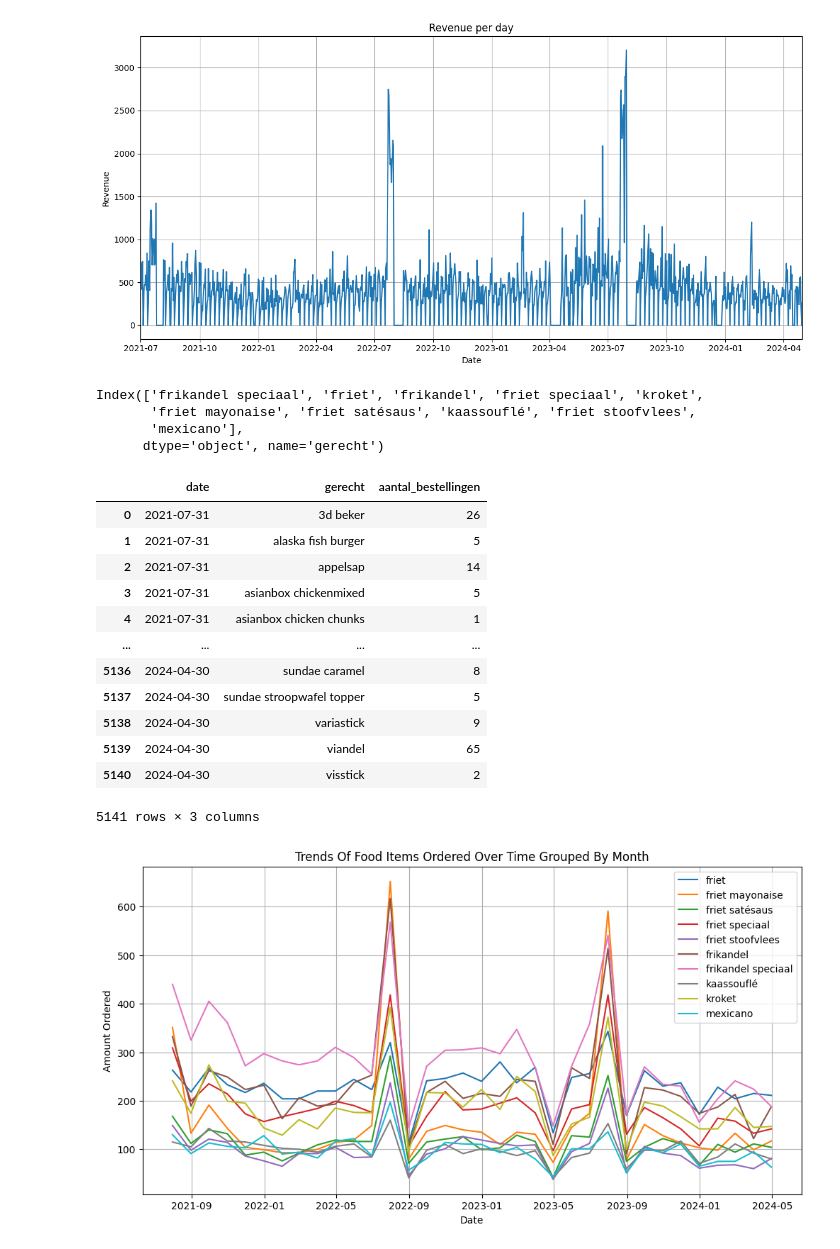
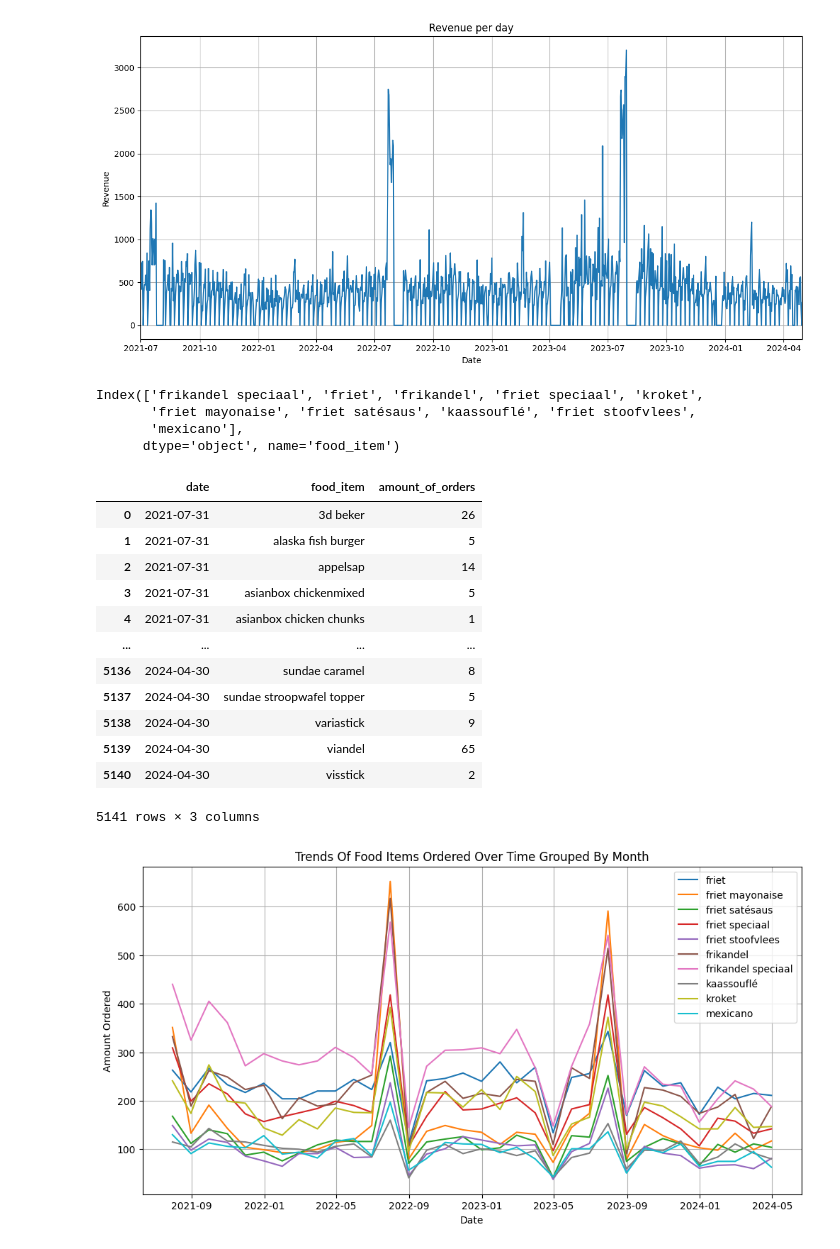
Before and after one commit to StevenLyy/S6-AI, a Jupyter notebook: data_challenge/data_challenge.ipynb, the cells around one changed output. Saved outputs shown, nothing was run; the diff lists cells and outputs as text; code cells hidden in the pictures.

```diff
--- a/data_challenge/data_challenge.ipynb
+++ b/data_challenge/data_challenge.ipynb
@@ -69,7 +69,9 @@ for file in csv_files:
 # Concatenate all DataFrames in the list into a single DataFrame
 combined_df = pd.concat(df_list)
 combined_df.drop('laatst_besteld', inplace=True, axis=1) # Dropped this column since it is not relevant for analyzing trending food item data
-combined_df['gerecht'] = combined_df['gerecht'].str.strip()
+
+combined_df = combined_df.rename(columns={"gerecht":"food_item", "prijs_€":"price", "aantal_bestellingen":"amount_of_orders"})
+combined_df['food_item'] = combined_df['food_item'].str.strip()
 
 combined_df
 # %% [output]
@@ -171,7 +173,7 @@ unmeaningful_food_items = [
     "zacht brood"
 ]
 
-combined_df = combined_df[~combined_df['gerecht'].isin(unmeaningful_food_items)]
+combined_df = combined_df[~combined_df['food_item'].isin(unmeaningful_food_items)]
 # %%
 # for item in sorted(combined_df.gerecht.unique()):
 #     print(item)
@@ -179,6 +181,6 @@ combined_df = combined_df[~combined_df['gerecht'].isin(unmeaningful_food_items)]
 ### Cleaning food items with extra annotations or capitalizations
 # %%
 temp_combined_df = combined_df.copy()
-temp_combined_df['gerecht'] = temp_combined_df['gerecht'].str.lower()
+temp_combined_df['food_item'] = temp_combined_df['food_item'].str.lower()
 temp_combined_df
 # %% [output]
@@ -255,6 +257,6 @@ duplicate_item_dict = {
     "vietnamese loempia met chillisaus ( 2 st )" : "vietnamese loempia"
 }
 # %%
-temp_combined_df['gerecht'] = temp_combined_df['gerecht'].replace(duplicate_item_dict)
+temp_combined_df['food_item'] = temp_combined_df['food_item'].replace(duplicate_item_dict)
 # %%
 # Group by the lowercase version of 'food_item' and aggregate
@@ -377,21 +396,20 @@ create_plot(revenue_df.index, revenue_df, "Revenue per day", "Date", "Revenue",
 # %% [output]
 [figure]
 # %%
-total_orders = combined_df.groupby('gerecht')['aantal_bestellingen'].sum()
+total_orders = combined_df.groupby('food_item')['amount_of_orders'].sum()
 top_10_items = total_orders.nlargest(10).index
 top_10_items
 # %% [output]
 Index(['frikandel speciaal', 'friet', 'frikandel', 'friet speciaal', 'kroket',
        'friet mayonaise', 'friet satésaus', 'kaassouflé', 'friet stoofvlees',
        'mexicano'],
-      dtype='object', name='gerecht')
+      dtype='object', name='food_item')
 # %%
-monthly_orders_df = combined_df.groupby([pd.Grouper(freq='ME'), 'gerecht']).sum().reset_index()
-monthly_orders_df = monthly_orders_df.drop('prijs_€', axis=1)
-monthly_orders_df['gerecht'] = monthly_orders_df['gerecht'].str.strip()
+monthly_orders_df = combined_df.groupby([pd.Grouper(freq='ME'), 'food_item']).sum().reset_index()
+monthly_orders_df = monthly_orders_df.drop('price', axis=1)
 monthly_orders_df
 # %% [output]
-|  | date | gerecht | aantal_bestellingen |
+|  | date | food_item | amount_of_orders |
 | 0 | 2021-07-31 | 3d beker | 26 |
 | 1 | 2021-07-31 | alaska fish burger | 5 |
 | 2 | 2021-07-31 | appelsap | 14 |
```
Also changed, not shown: parts of 15 cells of this notebook.
